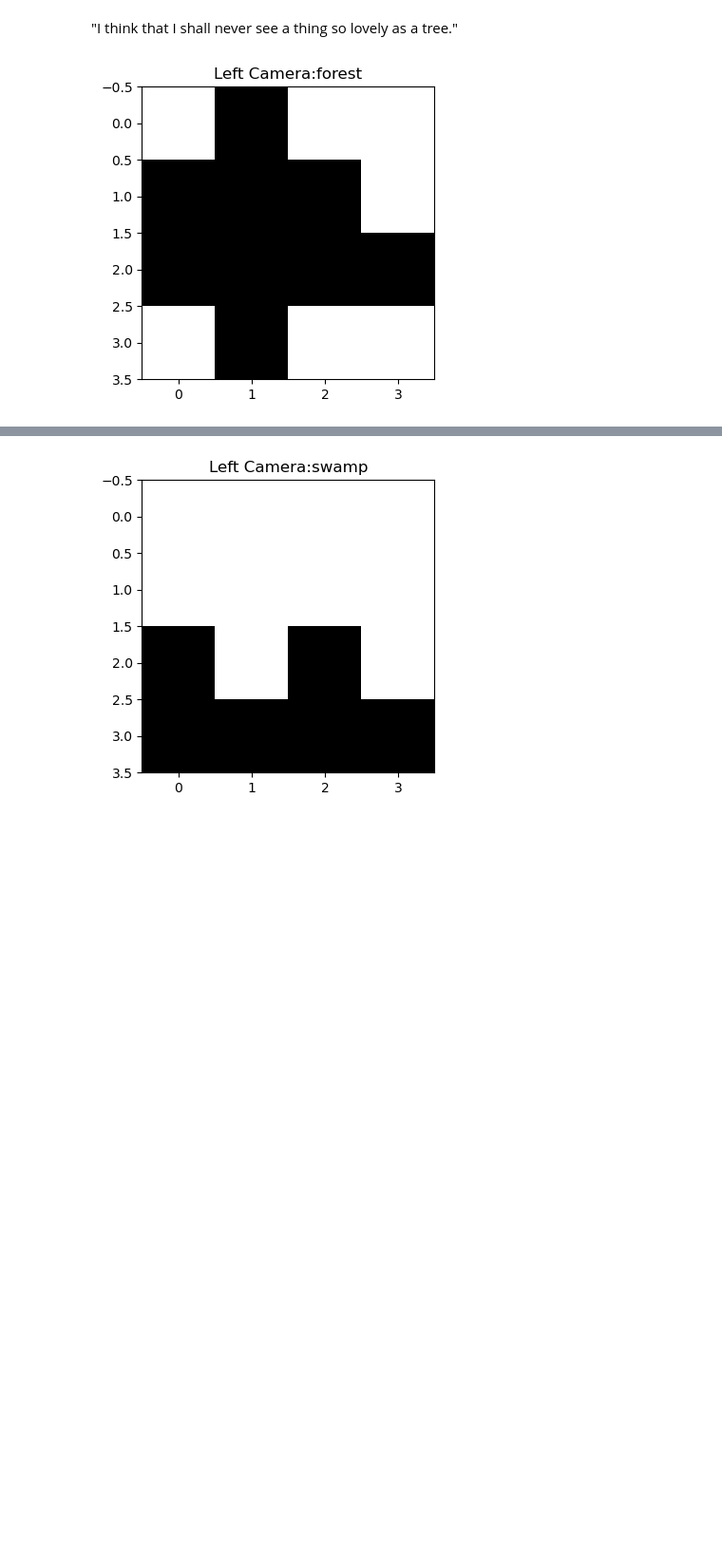
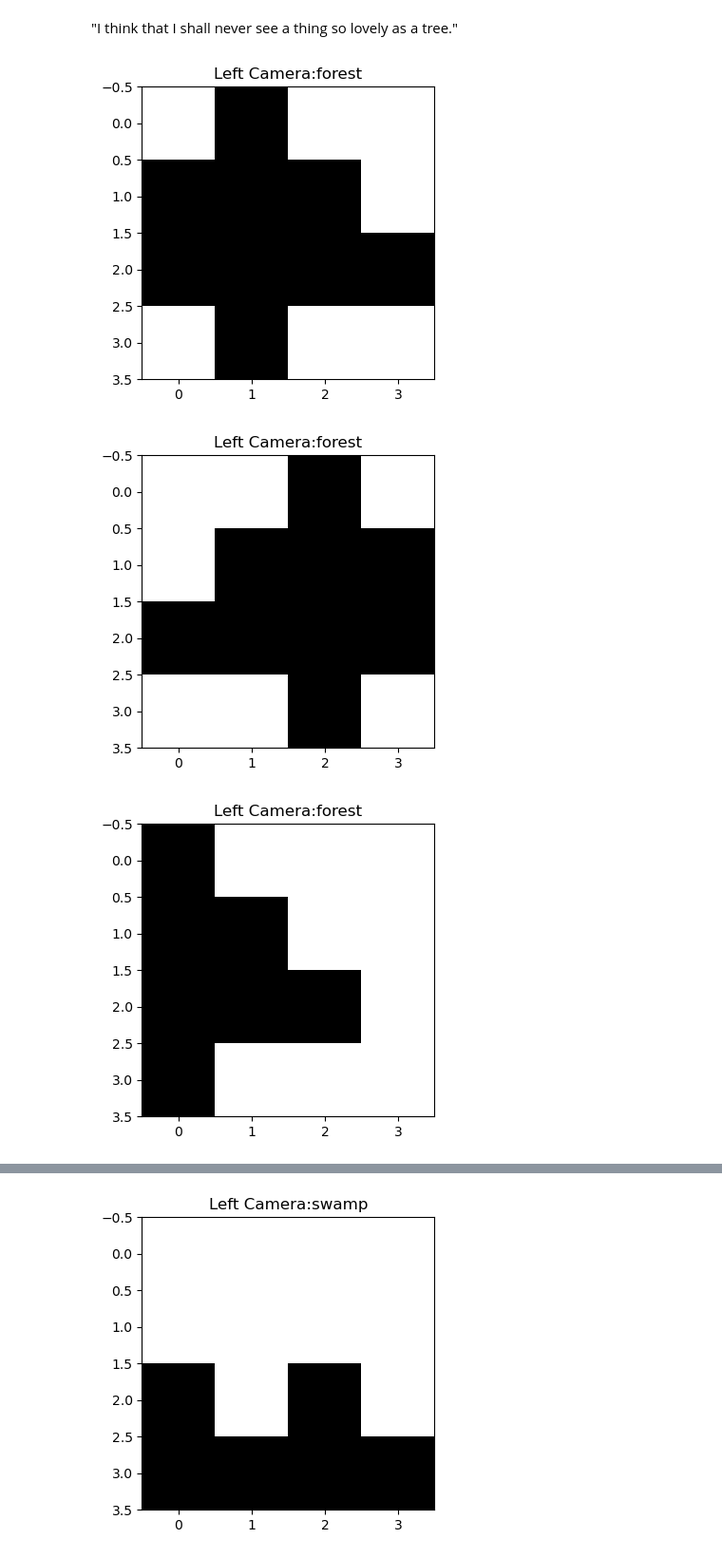
Before and after one commit to eved1018/EN.605.645.82.SP26, a Jupyter notebook: Module13/module-13-2(1).ipynb, the cells around one changed output, grey strips where cells are left out. Shown at 95% size. Drawn from its saved outputs; the diff is of its cells as text; code cells hidden in the pictures; blank space fills up the shorter version.

```diff
--- a/Module13/module-13-2(1).ipynb
+++ b/Module13/module-13-2(1).ipynb
@@ -120,7 +120,12 @@ def view_sensor_image( data):
     plt.close()
 # %% [markdown]
 "I think that I shall never see a thing so lovely as a tree."
-# %%
-view_sensor_image( clean_data[ "forest"][0])
-# %% [output]
-[figure, removed]
+# %%
+view_sensor_image( clean_data[ "forest"][0])
+view_sensor_image( clean_data[ "forest"][1])
+view_sensor_image( clean_data[ "forest"][2])
+view_sensor_image( clean_data[ "forest"][3])
+# %% [output]
+[figure, added]
+[figure, added]
+[figure, added]
```
Also changed, not shown: parts of 1 cell of this notebook, 2 other files.
